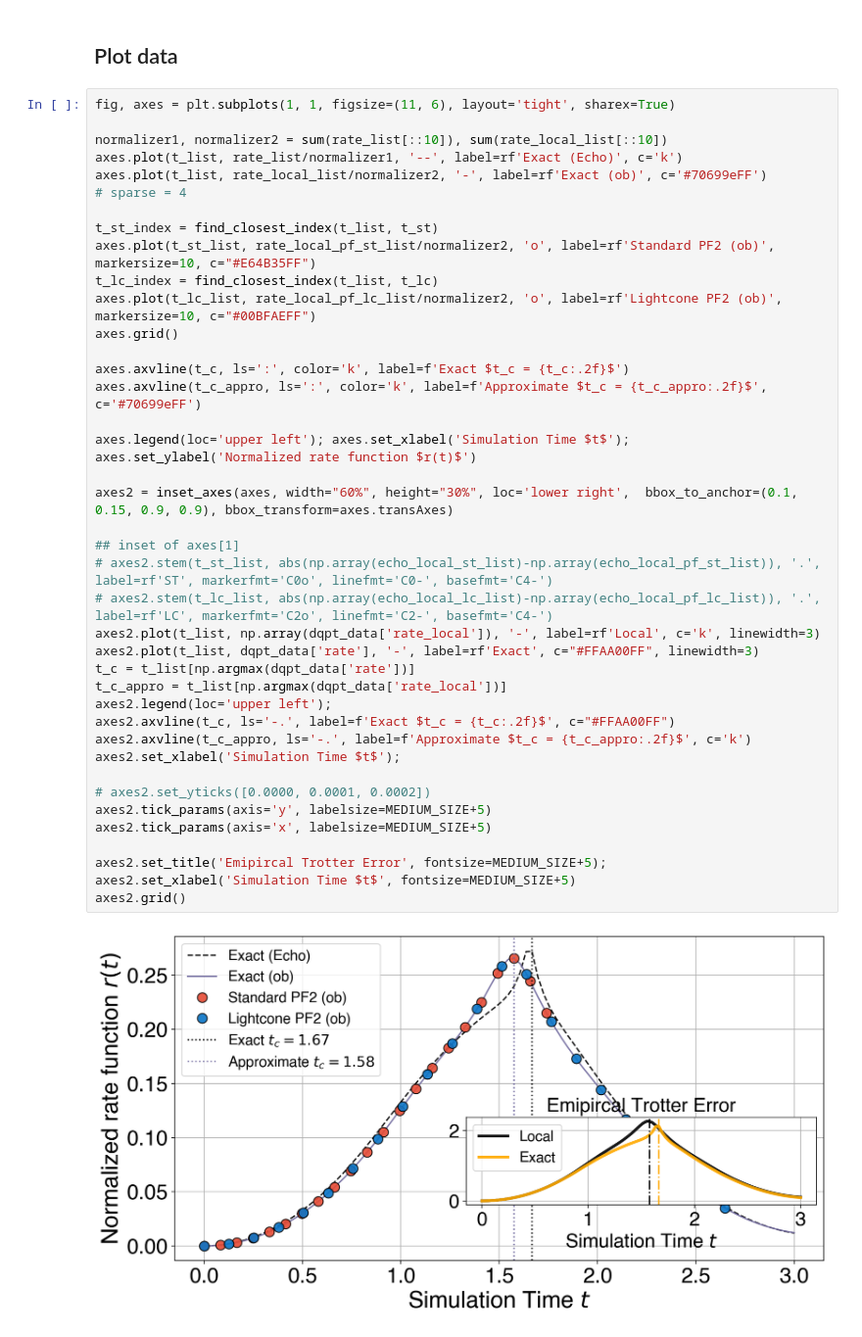
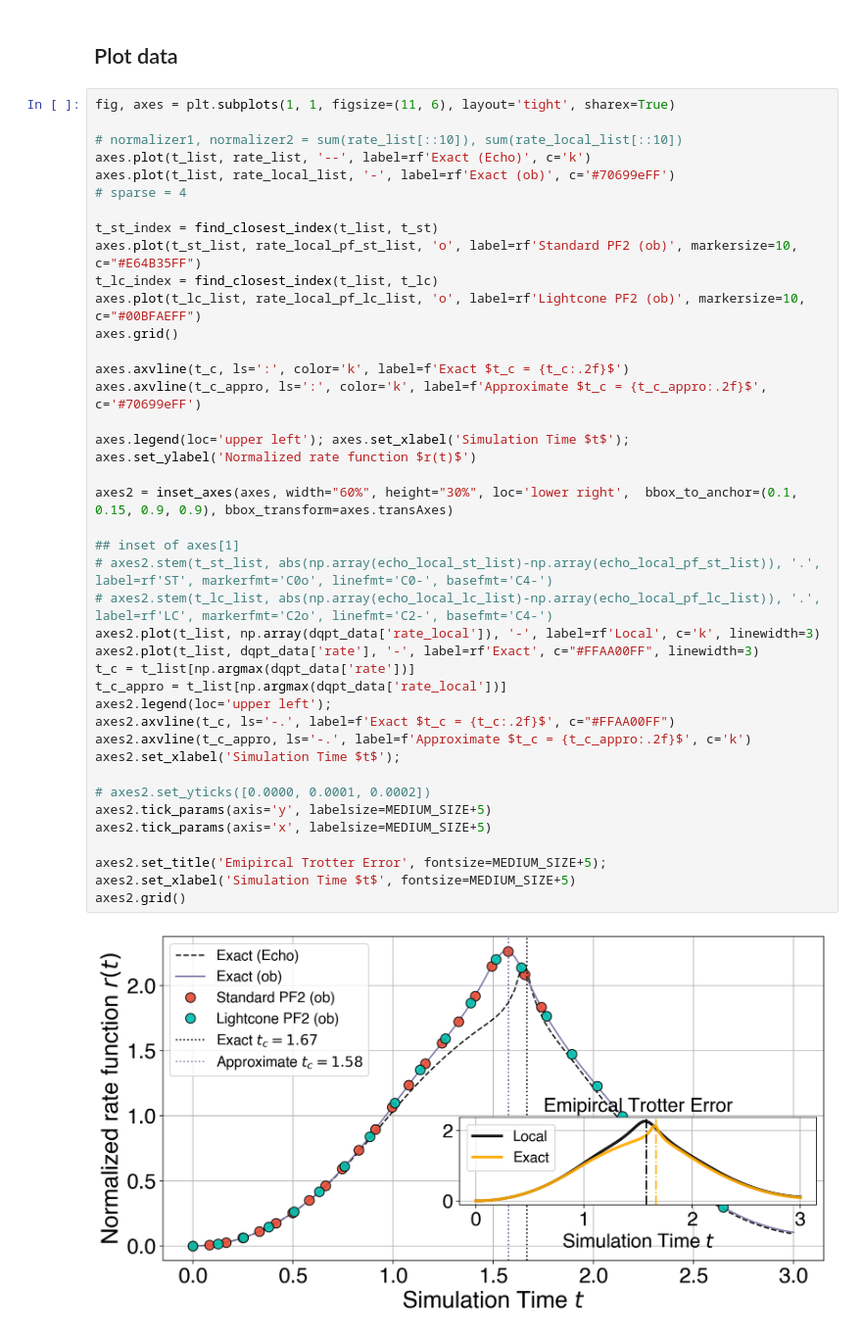
Before and after one commit to Jue-Xu/Trotter-Error-with-Observable, a Jupyter notebook: code/dqpt_lightcone.ipynb, the cells around one changed output. Shown at 98% size. Drawn from its saved outputs; the diff is of its cells as text.

```diff
--- a/code/dqpt_lightcone.ipynb
+++ b/code/dqpt_lightcone.ipynb
@@ -174,42 +176,42 @@ echo_local_pf_lc_list:  [1.0, 0.9533109882778013, 0.8249681324849445, 0.64582529
 # %%
 fig, axes = plt.subplots(1, 1, figsize=(11, 6), layout='tight', sharex=True)
 
-normalizer1, normalizer2 = sum(rate_list[::10]), sum(rate_local_list[::10])
-axes.plot(t_list, rate_list/normalizer1, '--', label=rf'Exact (Echo)', c='k')
-axes.plot(t_list, rate_local_list/normalizer2, '-', label=rf'Exact (ob)', c='#70699eFF')
+# normalizer1, normalizer2 = sum(rate_list[::10]), sum(rate_local_list[::10])
+axes.plot(t_list, rate_list, '--', label=rf'Exact (Echo)', c='k')
+axes.plot(t_list, rate_local_list, '-', label=rf'Exact (ob)', c='#70699eFF')
 # sparse = 4
 
 t_st_index = find_closest_index(t_list, t_st)
-axes.plot(t_st_list, rate_local_pf_st_list/normalizer2, 'o', label=rf'Standard PF2 (ob)', markersize=10, c="#E64B35FF")
+axes.plot(t_st_list, rate_local_pf_st_list, 'o', label=rf'Standard PF2 (ob)', markersize=10, c="#E64B35FF")
 t_lc_index = find_closest_index(t_list, t_lc)
-axes.plot(t_lc_list, rate_local_pf_lc_list/normalizer2, 'o', label=rf'Lightcone PF2 (ob)', markersize=10, c="#00BFAEFF")
+axes.plot(t_lc_list, rate_local_pf_lc_list, 'o', label=rf'Lightcone PF2 (ob)', markersize=10, c="#00BFAEFF")
 axes.grid()
 
 axes.axvline(t_c, ls=':', color='k', label=f'Exact $t_c = {t_c:.2f}$')
 axes.axvline(t_c_appro, ls=':', color='k', label=f'Approximate $t_c = {t_c_appro:.2f}$', c='#70699eFF')
 
 axes.legend(loc='upper left'); axes.set_xlabel('Simulation Time $t$'); axes.set_ylabel('Normalized rate function $r(t)$')
 
 axes2 = inset_axes(axes, width="60%", height="30%", loc='lower right',  bbox_to_anchor=(0.1, 0.15, 0.9, 0.9), bbox_transform=axes.transAxes)
 
 ## inset of axes[1]
 # axes2.stem(t_st_list, abs(np.array(echo_local_st_list)-np.array(echo_local_pf_st_list)), '.', label=rf'ST', markerfmt='C0o', linefmt='C0-', basefmt='C4-')
 # axes2.stem(t_lc_list, abs(np.array(echo_local_lc_list)-np.array(echo_local_pf_lc_list)), '.', label=rf'LC', markerfmt='C2o', linefmt='C2-', basefmt='C4-')
 axes2.plot(t_list, np.array(dqpt_data['rate_local']), '-', label=rf'Local', c='k', linewidth=3)
 axes2.plot(t_list, dqpt_data['rate'], '-', label=rf'Exact', c="#FFAA00FF", linewidth=3)
 t_c = t_list[np.argmax(dqpt_data['rate'])]
 t_c_appro = t_list[np.argmax(dqpt_data['rate_local'])]
 axes2.legend(loc='upper left');
 axes2.axvline(t_c, ls='-.', label=f'Exact $t_c = {t_c:.2f}$', c="#FFAA00FF")
 axes2.axvline(t_c_appro, ls='-.', label=f'Approximate $t_c = {t_c_appro:.2f}$', c='k')
 axes2.set_xlabel('Simulation Time $t$');
 
 # axes2.set_yticks([0.0000, 0.0001, 0.0002])
 axes2.tick_params(axis='y', labelsize=MEDIUM_SIZE+5)
 axes2.tick_params(axis='x', labelsize=MEDIUM_SIZE+5)
 
 axes2.set_title('Emipircal Trotter Error', fontsize=MEDIUM_SIZE+5);
 axes2.set_xlabel('Simulation Time $t$', fontsize=MEDIUM_SIZE+5)
 axes2.grid()
 # %% [output]
-[figure, old version]
+[figure, new version]
```
Also changed, not shown: parts of 1 cell of this notebook, 7 other files.
